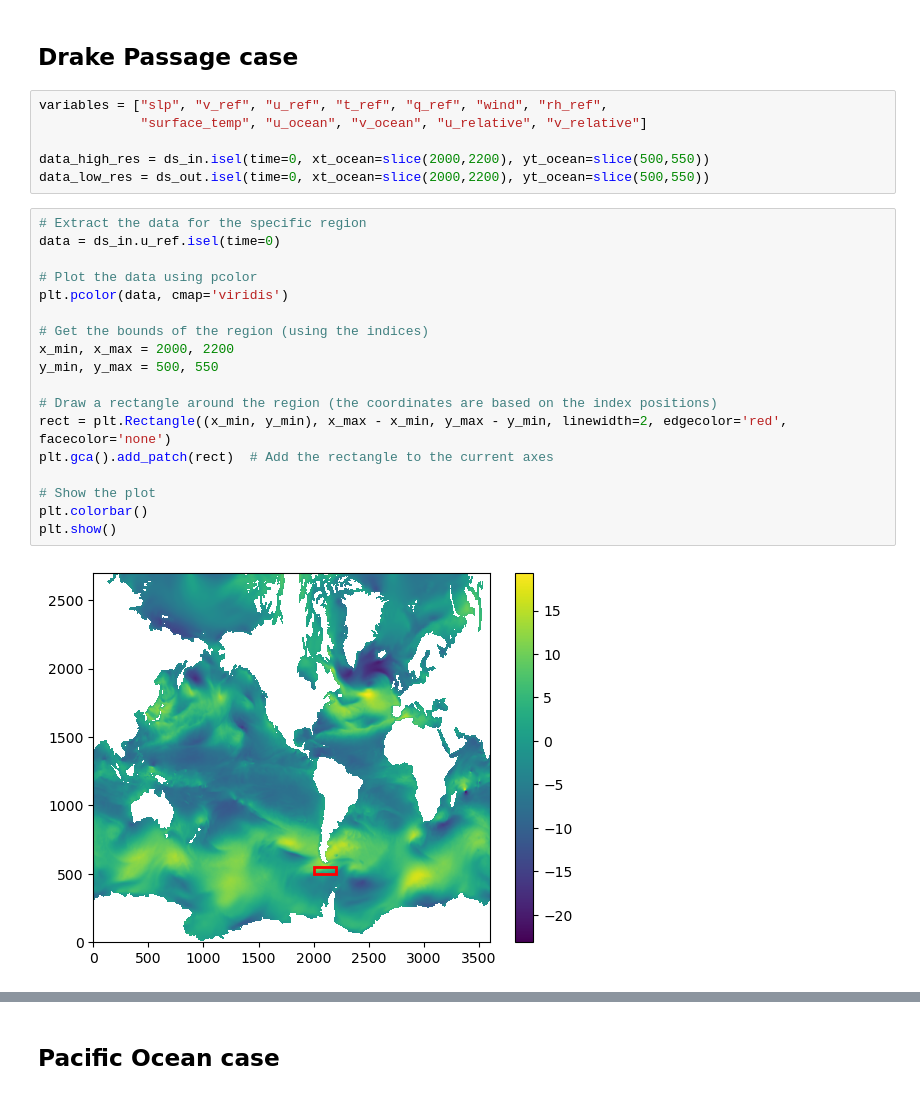
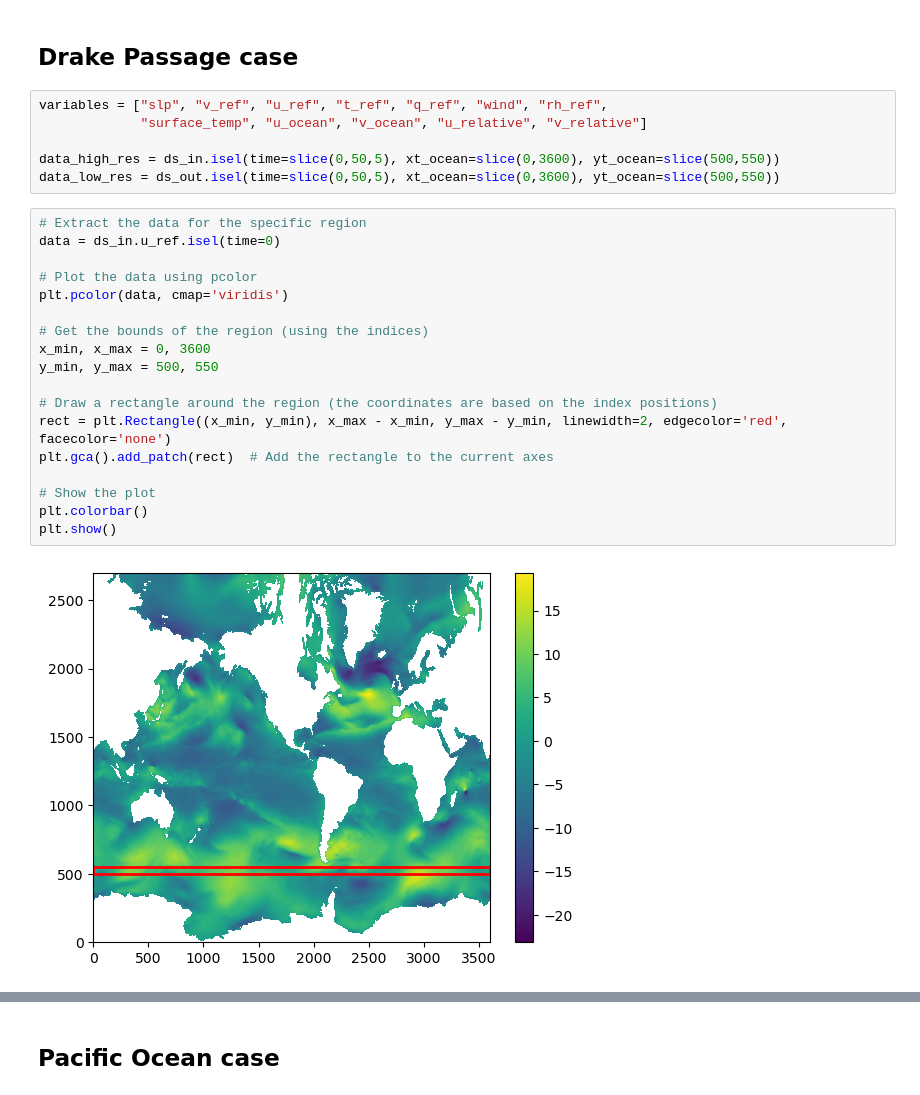
Before and after one commit to ocean-transport/cm26_diagnostics, a Jupyter notebook: drakePass_pacific_DataExploration.ipynb, the cells around one changed output, grey strips where cells are left out. Saved outputs shown, nothing was run; the diff lists cells and outputs as text.

```diff
--- a/drakePass_pacific_DataExploration.ipynb
+++ b/drakePass_pacific_DataExploration.ipynb
@@ -114,28 +115,28 @@ client
 variables = ["slp", "v_ref", "u_ref", "t_ref", "q_ref", "wind", "rh_ref",
              "surface_temp", "u_ocean", "v_ocean", "u_relative", "v_relative"]
 
-data_high_res = ds_in.isel(time=0, xt_ocean=slice(2000,2200), yt_ocean=slice(500,550))
-data_low_res = ds_out.isel(time=0, xt_ocean=slice(2000,2200), yt_ocean=slice(500,550))
+data_high_res = ds_in.isel(time=slice(0,50,5), xt_ocean=slice(0,3600), yt_ocean=slice(500,550))
+data_low_res = ds_out.isel(time=slice(0,50,5), xt_ocean=slice(0,3600), yt_ocean=slice(500,550))
 # %%
 # Extract the data for the specific region
 data = ds_in.u_ref.isel(time=0)
 
 # Plot the data using pcolor
 plt.pcolor(data, cmap='viridis')
 
 # Get the bounds of the region (using the indices)
-x_min, x_max = 2000, 2200
+x_min, x_max = 0, 3600
 y_min, y_max = 500, 550
 
 # Draw a rectangle around the region (the coordinates are based on the index positions)
 rect = plt.Rectangle((x_min, y_min), x_max - x_min, y_max - y_min, linewidth=2, edgecolor='red', facecolor='none')
 plt.gca().add_patch(rect)  # Add the rectangle to the current axes
 
 # Show the plot
 plt.colorbar()
 plt.show()
 # %% [output]
-[figure, old version]
+[figure, new version]
 # %%
 # Plot HR data for each variable
 
```
Also changed, not shown: parts of 18 cells of this notebook.
